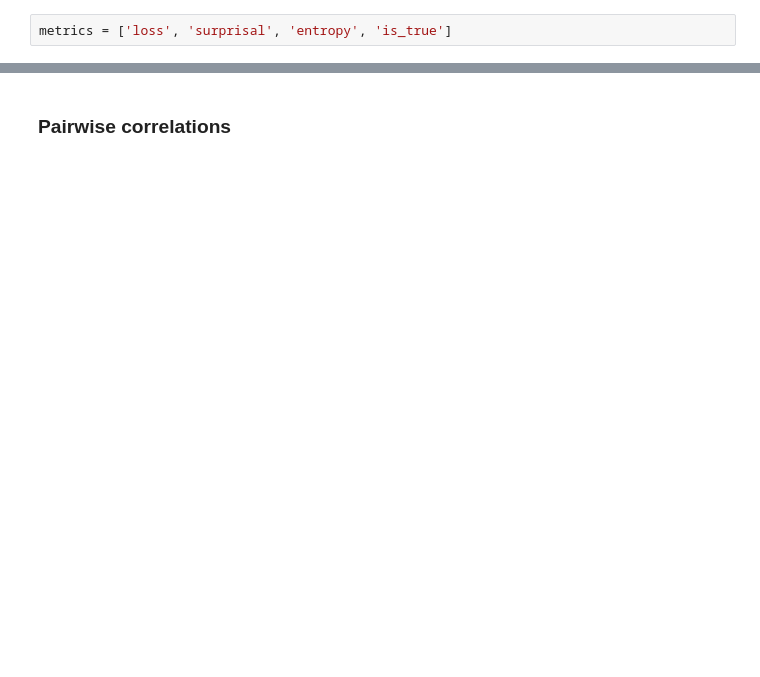
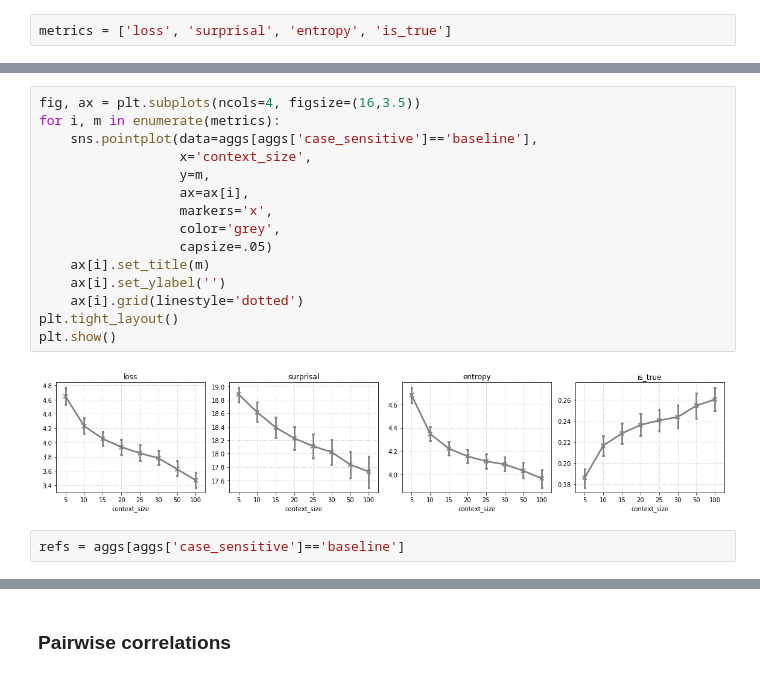
Before and after one commit to rbroc/eval-neuroscout-lm, a Jupyter notebook: Analysis.ipynb, the cells around one changed output, grey strips where cells are left out. Saved outputs shown, nothing was run; the diff lists cells and outputs as text; blank space fills up the shorter version.

```diff
--- a/Analysis.ipynb
+++ b/Analysis.ipynb
@@ -57,0 +73,19 @@ plt.show()
+# %%
+fig, ax = plt.subplots(ncols=4, figsize=(16,3.5))
+for i, m in enumerate(metrics):
+    sns.pointplot(data=aggs[aggs['case_sensitive']=='baseline'],
+                  x='context_size',
+                  y=m,
+                  ax=ax[i],
+                  markers='x',
+                  color='grey',
+                  capsize=.05)
+    ax[i].set_title(m)
+    ax[i].set_ylabel('')
+    ax[i].grid(linestyle='dotted')
+plt.tight_layout()
+plt.show()
+# %% [output]
+[figure, added]
+# %%
+refs = aggs[aggs['case_sensitive']=='baseline']
```
Also changed, not shown: parts of 16 cells of this notebook, 3 other files.
